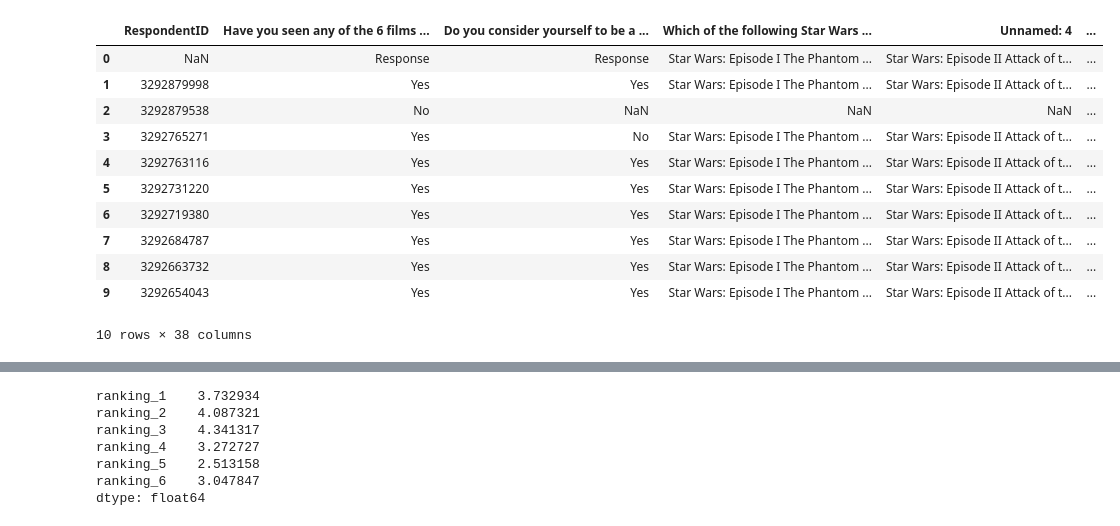
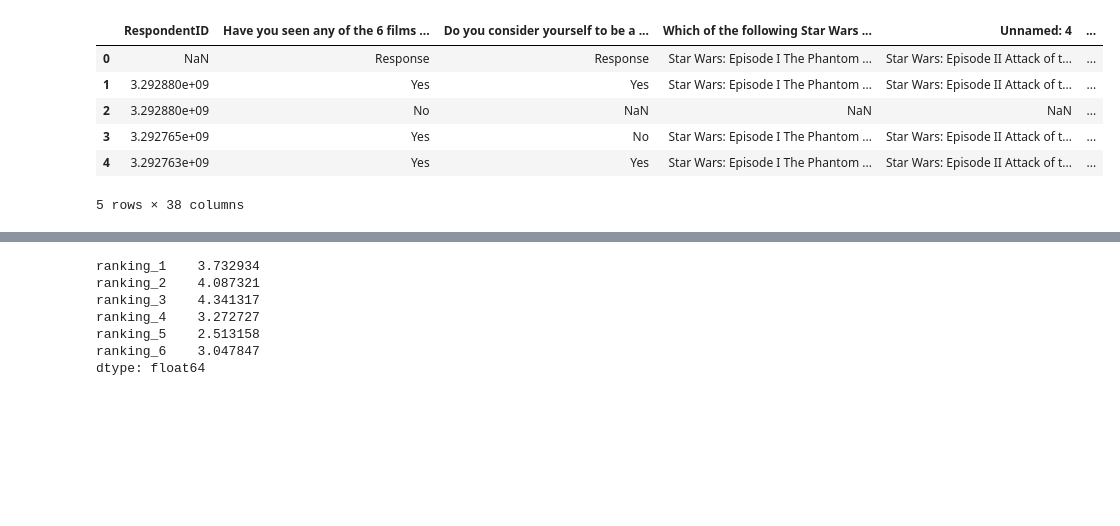
Before and after one commit to xuwenyihust/Star-Wars-Survey, a Jupyter notebook: star_wars.ipynb, the cells around one changed output, grey strips where cells are left out. Saved outputs shown, nothing was run; the diff lists cells and outputs as text; code cells hidden in the pictures; blank space fills up the shorter version.

```diff
--- a/star_wars.ipynb
+++ b/star_wars.ipynb
@@ -4,21 +4,16 @@ import numpy as np
 import matplotlib.pyplot as plt
 %matplotlib inline
 # %%
-star_wars = pd.read_csv("star_wars.csv", encoding="ISO-8859-1")
-star_wars.head(10)
+star_wars = pd.read_csv("https://raw.githubusercontent.com/fivethirtyeight/data/master/star-wars-survey/StarWars.csv", encoding="ISO-8859-1")
+star_wars.head()
 # %% [output]
 |  | RespondentID | Have you seen any of the 6 films ... | Do you consider yourself to be a ... | Which of the following Star Wars ... | Unnamed: 4 | ... |
 | 0 | NaN | Response | Response | Star Wars: Episode I The Phantom ... | Star Wars: Episode II Attack of t... | ... |
-| 1 | 3292879998 | Yes | Yes | Star Wars: Episode I The Phantom ... | Star Wars: Episode II Attack of t... | ... |
-| 2 | 3292879538 | No | NaN | NaN | NaN | ... |
-| 3 | 3292765271 | Yes | No | Star Wars: Episode I The Phantom ... | Star Wars: Episode II Attack of t... | ... |
-| 4 | 3292763116 | Yes | Yes | Star Wars: Episode I The Phantom ... | Star Wars: Episode II Attack of t... | ... |
-| 5 | 3292731220 | Yes | Yes | Star Wars: Episode I The Phantom ... | Star Wars: Episode II Attack of t... | ... |
-| 6 | 3292719380 | Yes | Yes | Star Wars: Episode I The Phantom ... | Star Wars: Episode II Attack of t... | ... |
-| 7 | 3292684787 | Yes | Yes | Star Wars: Episode I The Phantom ... | Star Wars: Episode II Attack of t... | ... |
-| 8 | 3292663732 | Yes | Yes | Star Wars: Episode I The Phantom ... | Star Wars: Episode II Attack of t... | ... |
-| 9 | 3292654043 | Yes | Yes | Star Wars: Episode I The Phantom ... | Star Wars: Episode II Attack of t... | ... |
+| 1 | 3.292880e+09 | Yes | Yes | Star Wars: Episode I The Phantom ... | Star Wars: Episode II Attack of t... | ... |
+| 2 | 3.292880e+09 | No | NaN | NaN | NaN | ... |
+| 3 | 3.292765e+09 | Yes | No | Star Wars: Episode I The Phantom ... | Star Wars: Episode II Attack of t... | ... |
+| 4 | 3.292763e+09 | Yes | Yes | Star Wars: Episode I The Phantom ... | Star Wars: Episode II Attack of t... | ... |
-10 rows × 38 columns
+5 rows × 38 columns
 # %%
 star_wars.columns
 # %% [output]
```
Also changed, not shown: parts of 10 cells of this notebook.
